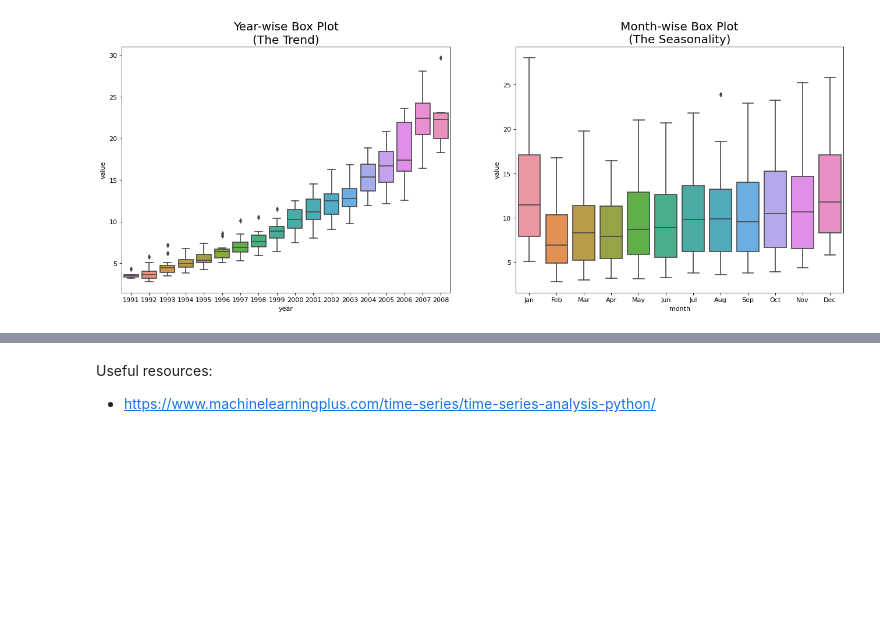
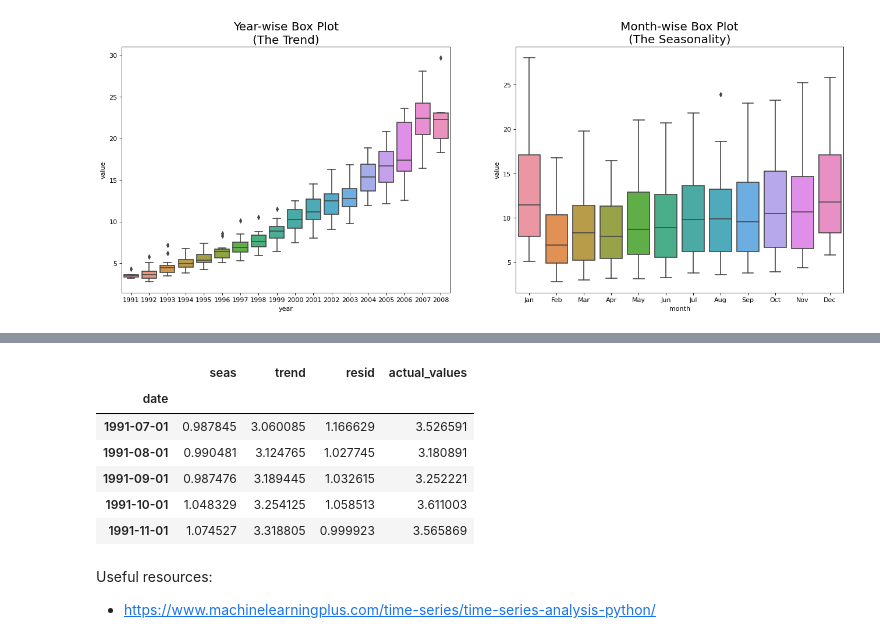
Before and after one commit to nisengweregis/time_series, a Jupyter notebook: time_series_v3.ipynb, the cells around one changed output, grey strips where cells are left out. Cells and saved outputs as stored; diff of their text form; code cells hidden in the pictures; blank space fills up the shorter version.

```diff
--- a/time_series_v3.ipynb
+++ b/time_series_v3.ipynb
@@ -142,0 +181,7 @@ plt.show()
+# %%
+# Extract the Components ----
+# Actual Values = Product of (Seasonal * Trend * Resid)
+df_reconstructed = pd.concat([result_mul.seasonal, result_mul.trend, result_mul.resid, result_mul.observed], axis=1)
+df_reconstructed.columns = ['seas', 'trend', 'resid', 'actual_values']
+df_reconstructed.head()
+# %% [output]
@@ -143,3 +189,10 @@ plt.show()
+|  | seas | trend | resid | actual_values |
+| date |  |  |  |  |
+| 1991-07-01 | 0.987845 | 3.060085 | 1.166629 | 3.526591 |
+| 1991-08-01 | 0.990481 | 3.124765 | 1.027745 | 3.180891 |
+| 1991-09-01 | 0.987476 | 3.189445 | 1.032615 | 3.252221 |
+| 1991-10-01 | 1.048329 | 3.254125 | 1.058513 | 3.611003 |
+| 1991-11-01 | 1.074527 | 3.318805 | 0.999923 | 3.565869 |
 # %% [markdown]
 Useful resources:
 - https://www.machinelearningplus.com/time-series/time-series-analysis-python/
```
Also changed, not shown: parts of 3 cells of this notebook.
